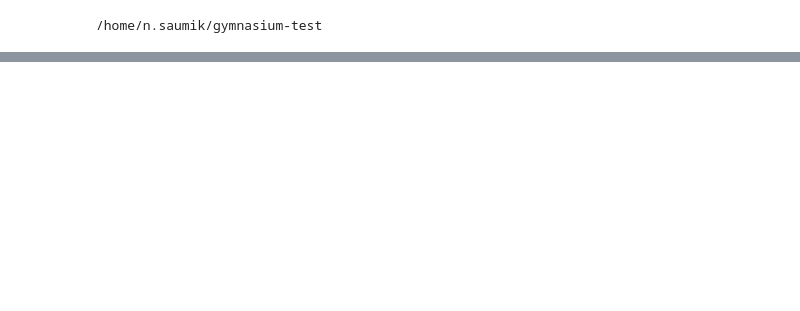
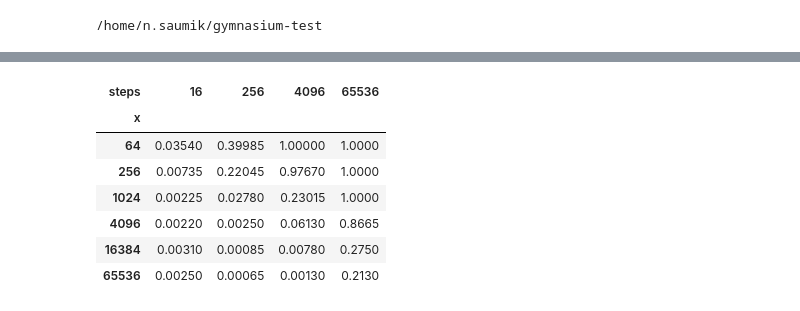
Before and after one commit to saumikn/gymnasium-test, a Jupyter notebook: tree-test.ipynb, the cells around one changed output, grey strips where cells are left out. Cells and saved outputs as stored; diff of their text form; code cells hidden in the pictures; blank space fills up the shorter version.

```diff
--- a/tree-test.ipynb
+++ b/tree-test.ipynb
@@ -101,0 +231,11 @@ Wall time: 48.5 s
+# %%
+df[df.nodes == 128].pivot(index='x', columns='steps', values=0.2)
+# %% [output]
+| steps | 16 | 256 | 4096 | 65536 |
+| x |  |  |  |  |
+| 64 | 0.03540 | 0.39985 | 1.00000 | 1.0000 |
+| 256 | 0.00735 | 0.22045 | 0.97670 | 1.0000 |
+| 1024 | 0.00225 | 0.02780 | 0.23015 | 1.0000 |
+| 4096 | 0.00220 | 0.00250 | 0.06130 | 0.8665 |
+| 16384 | 0.00310 | 0.00085 | 0.00780 | 0.2750 |
+| 65536 | 0.00250 | 0.00065 | 0.00130 | 0.2130 |
```
Also changed, not shown: parts of 21 cells of this notebook, 2 other files.
